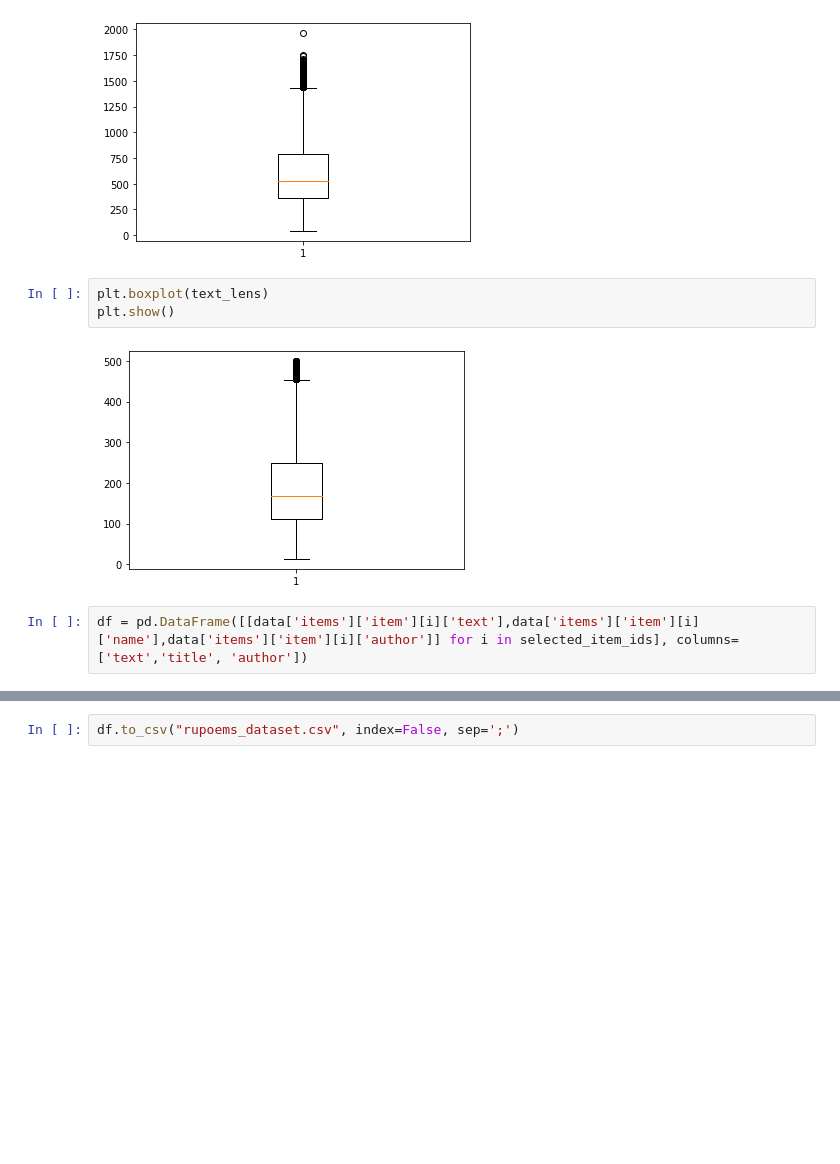
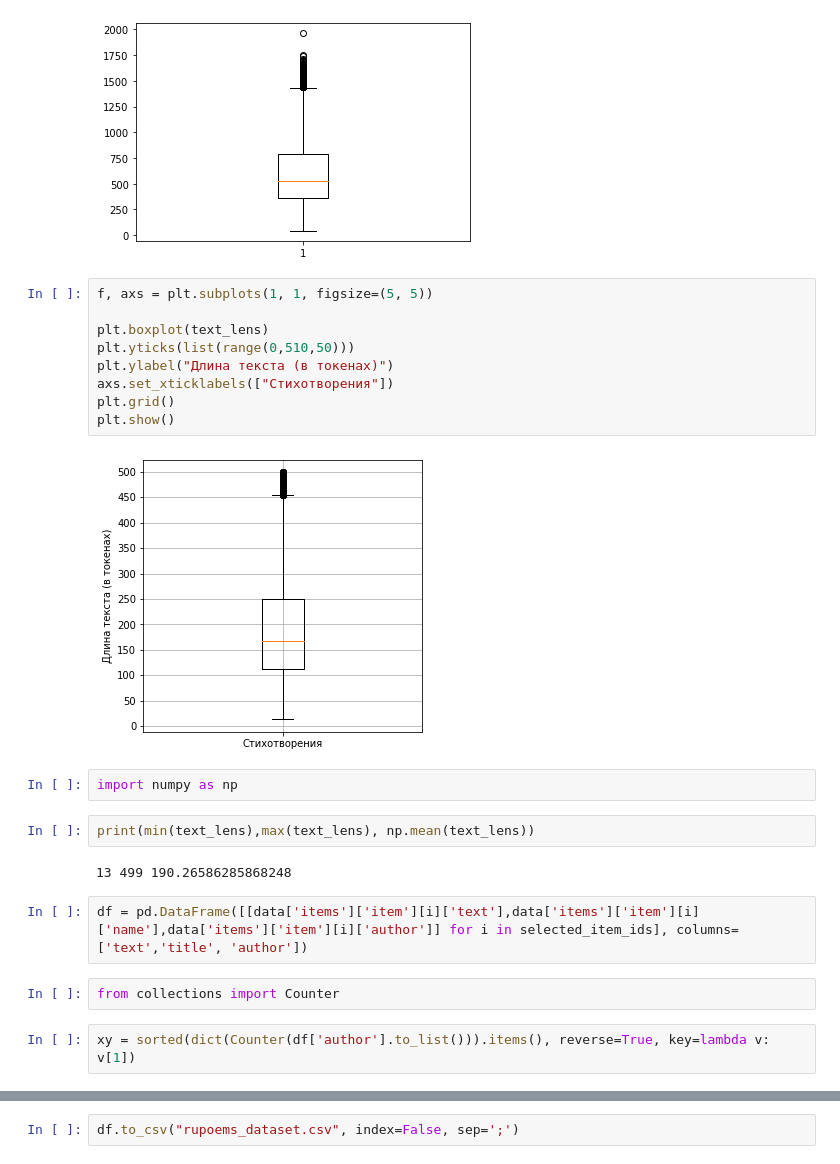
Before and after one commit to kirrog/dl_tech_learn, a Jupyter notebook: lab3/debug/dataset_prepare.ipynb, the cells around one changed output, grey strips where cells are left out. Drawn from its saved outputs; the diff is of its cells as text; blank space fills up the shorter version.

Commit message:
add visualization + gen examples (lab3)

```diff
--- a/lab3/debug/dataset_prepare.ipynb
+++ b/lab3/debug/dataset_prepare.ipynb
@@ -67,10 +67,26 @@ plt.boxplot(text_char_lens)
 plt.show()
 # %% [output]
 [figure]
-# %%
-plt.boxplot(text_lens)
-plt.show()
-# %% [output]
-[figure, removed]
+# %%
+f, axs = plt.subplots(1, 1, figsize=(5, 5))
+
+plt.boxplot(text_lens)
+plt.yticks(list(range(0,510,50)))
+plt.ylabel("Длина текста (в токенах)")
+axs.set_xticklabels(["Cтихотворения"])
+plt.grid()
+plt.show()
+# %% [output]
+[figure, added]
+# %%
+import numpy as np
+# %%
+print(min(text_lens),max(text_lens), np.mean(text_lens))
+# %% [output]
+13 499 190.26586285868248
 # %%
 df = pd.DataFrame([[data['items']['item'][i]['text'],data['items']['item'][i]['name'],data['items']['item'][i]['author']] for i in selected_item_ids], columns=['text','title', 'author'])
+# %%
+from collections import Counter
+# %%
+xy = sorted(dict(Counter(df['author'].to_list())).items(), reverse=True, key=lambda v: v[1])
```
Also changed, not shown: parts of 5 cells of this notebook, 9 other files.
